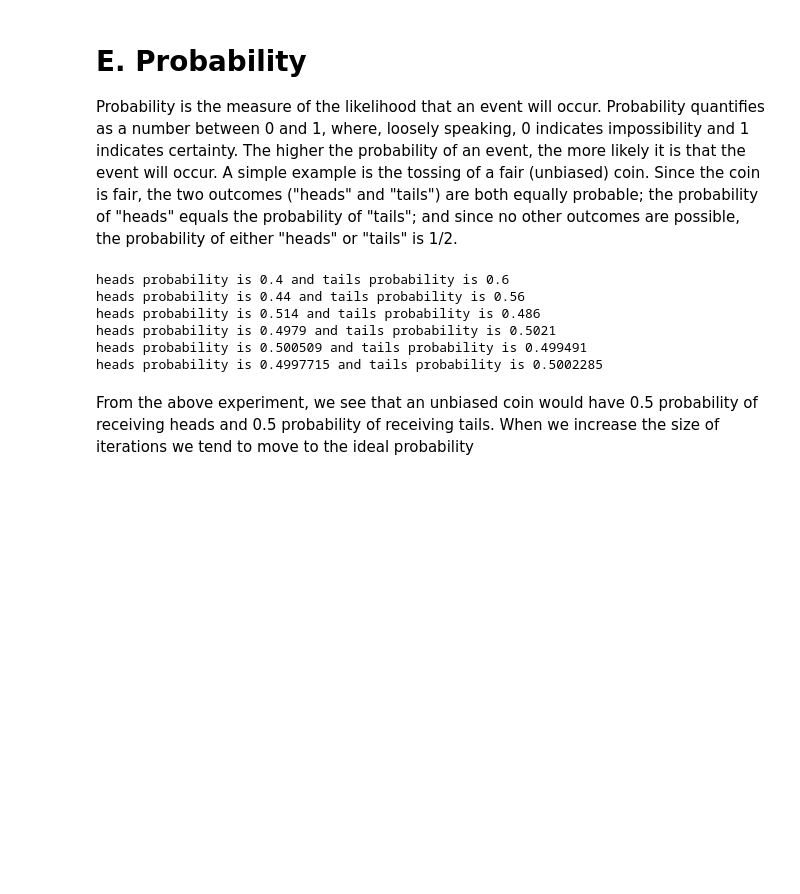
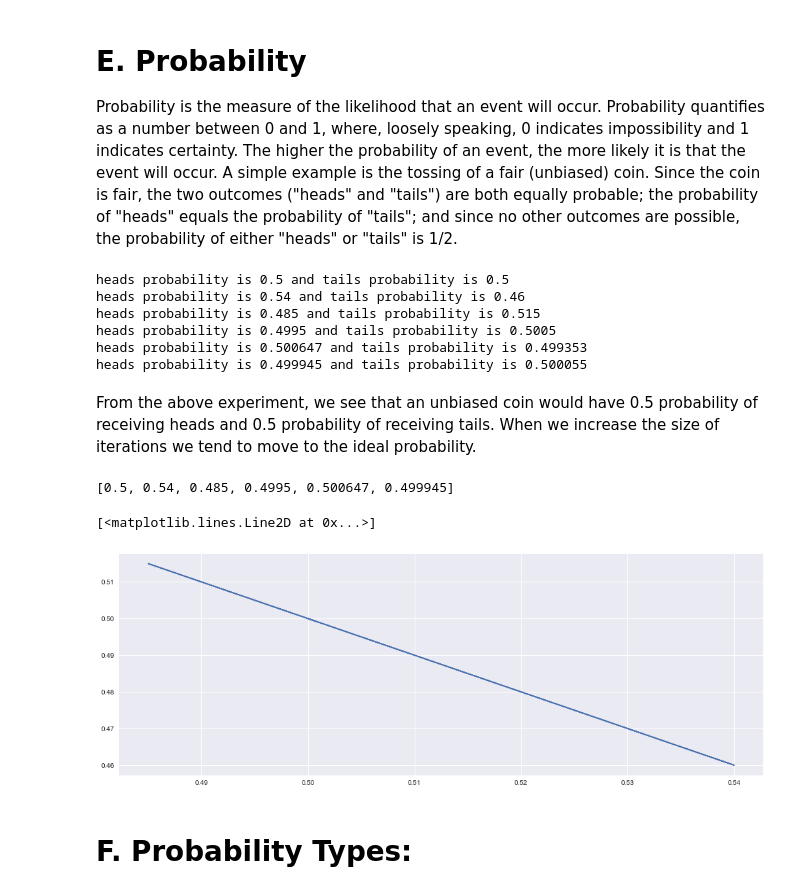
Before and after one commit to arorjati/learn_grow, a Jupyter notebook: statistics/Statistics - Introduction | Lecture - 1.ipynb, the cells around one changed output. Cells and saved outputs as stored; diff of their text form; code cells hidden in the pictures; blank space fills up the shorter version.

```diff
--- a/statistics/Statistics - Introduction | Lecture - 1.ipynb
+++ b/statistics/Statistics - Introduction | Lecture - 1.ipynb
@@ -330,15 +330,30 @@ def coinToss(number):
 # %%
 #lets do this a couple of time to see how the probability changes when we increase the size of experment.
 iterations=[10,100,1000,10000,1000000,10000000]
+heads_array = []
+tails_array = []
 for i in iterations:
     heads,tails = coinToss(i)
+    heads_array.append(heads/i)
+    tails_array.append(tails/i)
     print('heads probability is',heads/i,'and', 'tails probability is', tails/i)
 # %% [output]
-heads probability is 0.4 and tails probability is 0.6
-heads probability is 0.44 and tails probability is 0.56
-heads probability is 0.514 and tails probability is 0.486
-heads probability is 0.4979 and tails probability is 0.5021
-heads probability is 0.500509 and tails probability is 0.499491
-heads probability is 0.4997715 and tails probability is 0.5002285
+heads probability is 0.5 and tails probability is 0.5
+heads probability is 0.54 and tails probability is 0.46
+heads probability is 0.485 and tails probability is 0.515
+heads probability is 0.4995 and tails probability is 0.5005
+heads probability is 0.500647 and tails probability is 0.499353
+heads probability is 0.499945 and tails probability is 0.500055
 # %% [markdown]
-From the above experiment, we see that an unbiased coin would have 0.5 probability of receiving heads and 0.5 probability of receiving tails. When we increase the size of iterations we tend to move to the ideal probability
+From the above experiment, we see that an unbiased coin would have 0.5 probability of receiving heads and 0.5 probability of receiving tails. When we increase the size of iterations we tend to move to the ideal probability.
+# %%
+heads_array
+# %% [output]
+[0.5, 0.54, 0.485, 0.4995, 0.500647, 0.499945]
+# %%
+plt.plot(heads_array,tails_array)
+# %% [output]
+[<matplotlib.lines.Line2D at 0x...>]
+[figure, added]
+# %% [markdown]
+# F. Probability Types:
```
